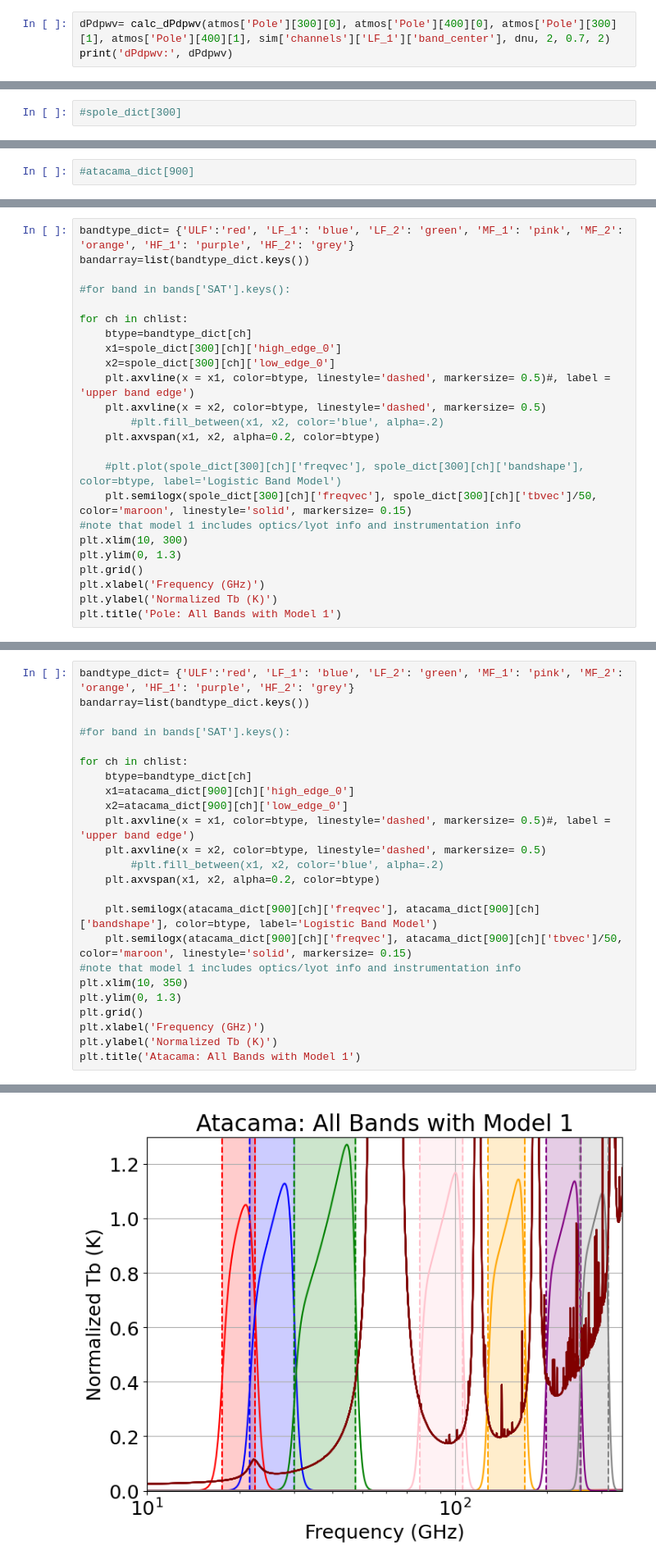
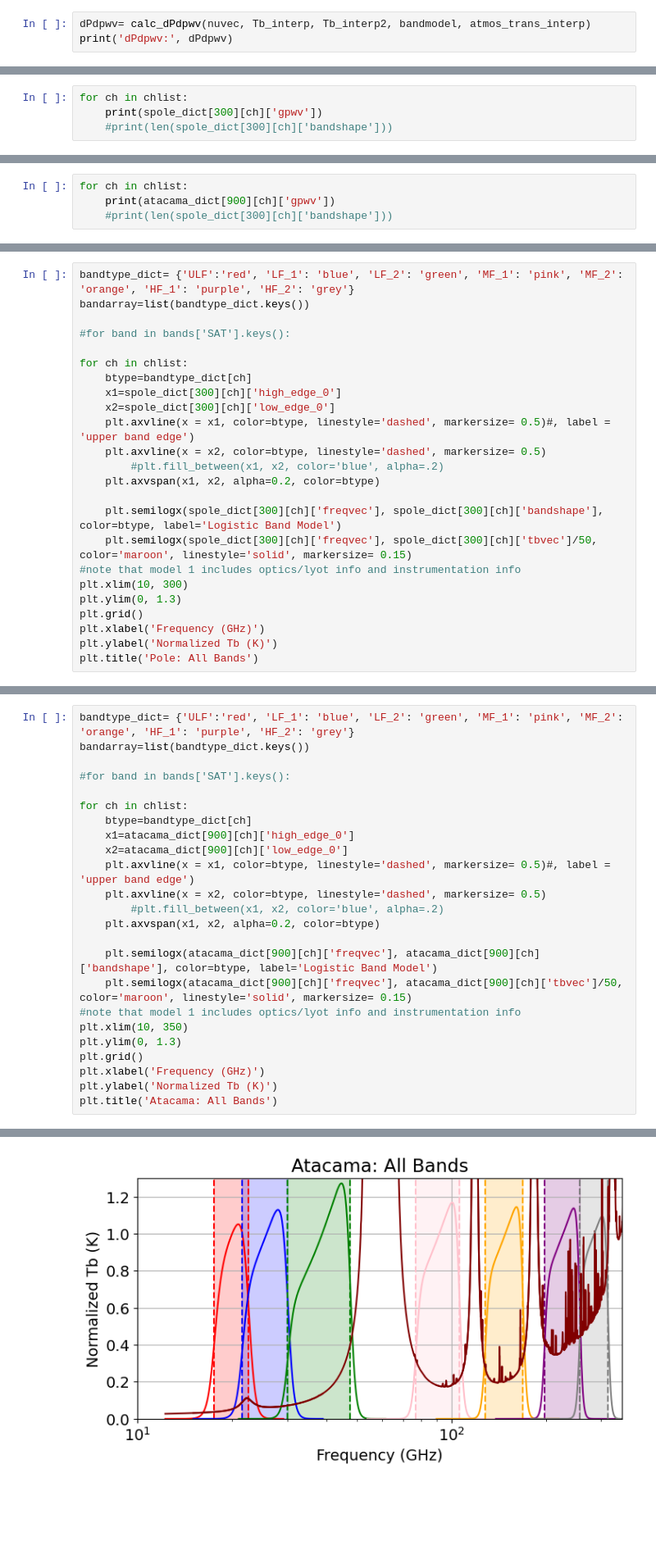
Before and after one commit to JohnRuhl/Atmos_pwv_flucts, a Jupyter notebook: Atmos_pwv_flucts.ipynb, the cells around one changed output, grey strips where cells are left out. Shown at 82% size. Cells and saved outputs as stored; diff of their text form; blank space fills up the shorter version.

Commit message:
0.1 GHz step txt files added and adjusted functions with bandmodel*atmos

```diff
--- a/Atmos_pwv_flucts.ipynb
+++ b/Atmos_pwv_flucts.ipynb
@@ -191,4 +263,4 @@ dPdTcmb: 2.3575717163473365e-13
 # %%
-dPdpwv= calc_dPdpwv(atmos['Pole'][300][0], atmos['Pole'][400][0], atmos['Pole'][300][1], atmos['Pole'][400][1], sim['channels']['LF_1']['band_center'], dnu, 2, 0.7, 2)
+dPdpwv= calc_dPdpwv(nuvec, Tb_interp, Tb_interp2, bandmodel, atmos_trans_interp)
 print('dPdpwv:', dPdpwv)
 # %% [output]
@@ -246,4 +354,6 @@ for pwv in atmos['Pole'].keys():
         spole_dict[pwv][ch]['dPdpwv']= dPdpwv
         spole_dict[pwv][ch]['gpwv']= (dPdpwv/dPdTcmb)
 # %%
-#spole_dict[300]
+for ch in chlist:
+    print(spole_dict[300][ch]['gpwv'])
+    #print(len(spole_dict[300][ch]['bandshape']))
@@ -281,4 +409,6 @@ for pwv in atmos['Atacama'].keys(): #can always add more pwv files and change fu
         atacama_dict[pwv][ch]['dPdpwv']= dPdpwv
         atacama_dict[pwv][ch]['gpwv']= (dPdpwv/dPdTcmb)
 # %%
-#atacama_dict[900]
+for ch in chlist:
+    print(atacama_dict[900][ch]['gpwv'])
+    #print(len(spole_dict[300][ch]['bandshape']))
@@ -306,7 +446,7 @@ for ch in chlist:
         #plt.fill_between(x1, x2, color='blue', alpha=.2)
     plt.axvspan(x1, x2, alpha=0.2, color=btype)
 
-    #plt.plot(spole_dict[300][ch]['freqvec'], spole_dict[300][ch]['bandshape'], color=btype, label='Logistic Band Model')
+    plt.semilogx(spole_dict[300][ch]['freqvec'], spole_dict[300][ch]['bandshape'], color=btype, label='Logistic Band Model')
     plt.semilogx(spole_dict[300][ch]['freqvec'], spole_dict[300][ch]['tbvec']/50, color='maroon', linestyle='solid', markersize= 0.15)
 #note that model 1 includes optics/lyot info and instrumentation info
 plt.xlim(10, 300)
@@ -314,5 +454,5 @@ plt.ylim(0, 1.3)
 plt.grid()
 plt.xlabel('Frequency (GHz)')
 plt.ylabel('Normalized Tb (K)')
-plt.title('Pole: All Bands with Model 1')
+plt.title('Pole: All Bands')
 # %% [output]
@@ -340,5 +481,5 @@ plt.ylim(0, 1.3)
 plt.grid()
 plt.xlabel('Frequency (GHz)')
 plt.ylabel('Normalized Tb (K)')
-plt.title('Atacama: All Bands with Model 1')
+plt.title('Atacama: All Bands')
 # %% [output]
@@ -346,4 +487,4 @@ Text(0.5, 1.0, 'Atacama: All Bands with Model 1')
-[figure, old version]
+[figure, new version]
 # %% [markdown]
 ## Edge Placement with new Functions
 The cells below display results from two edge functions one high and one low. It allows us to look at the edges of our observing bands, similar to previous functions above, but we add in high/low band edges and remove the center frequency.
```
Also changed, not shown: parts of 29 cells of this notebook, 5 other files.
